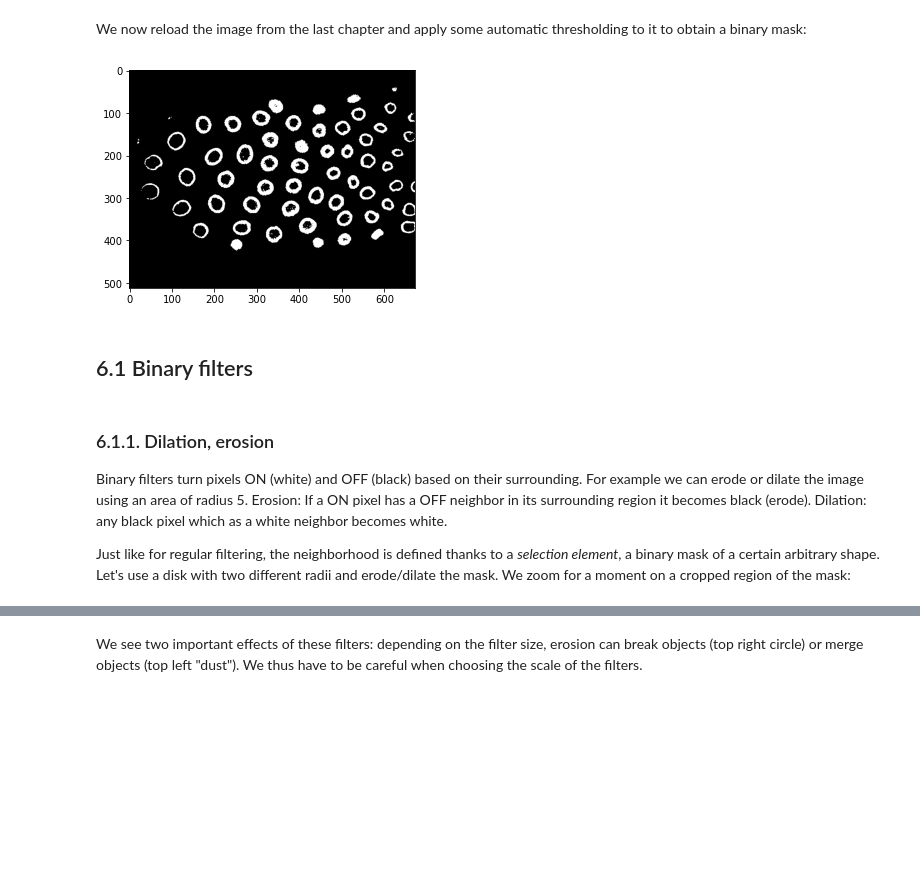
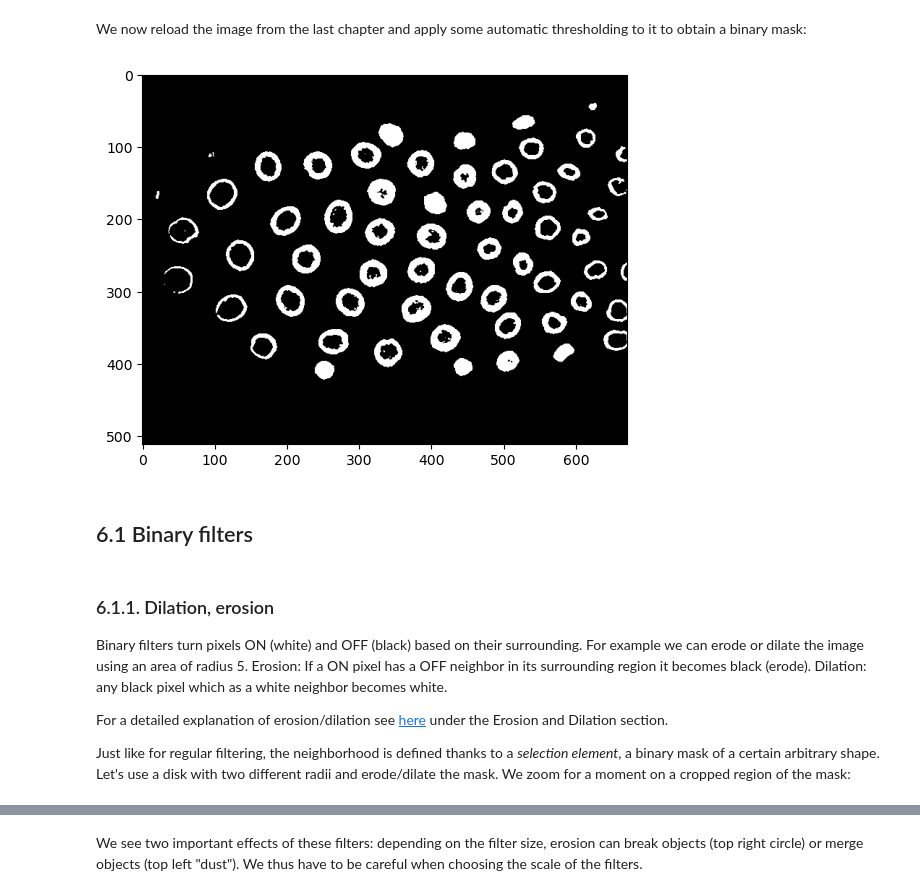
Before and after one commit to guiwitz/neubias_academy_biapy, a Jupyter notebook: 06-Binary_operations.ipynb, the cells around one changed output, grey strips where cells are left out. Drawn from its saved outputs; the diff is of its cells as text; code cells hidden in the pictures; blank space fills up the shorter version.

```diff
--- a/06-Binary_operations.ipynb
+++ b/06-Binary_operations.ipynb
@@ -24,17 +24,17 @@ cmap = random_cmap()
 # %% [markdown]
 We now reload the image from the last chapter and apply some automatic thresholding to it to obtain a binary mask:
 # %%
-# load image
+# Load image
 data = AICSImage('../Data/30567/30567.tif')
 image = data.get_image_data("YX", C=0, T=0, Z=3)
 
-# median filter + thresholding
-image = skimage.filters.median(image,selem=np.ones((2,2)))
+# Median filter + thresholding
+image = skimage.filters.median(image,footprint=np.ones((3,3)))
 image_otsu_threshold = skimage.filters.threshold_otsu(image)
 image_otsu = image > image_otsu_threshold
 plt.imshow(image_otsu);
 # %% [output]
-[figure, old version]
+[figure, new version]
 # %% [markdown]
 ## 6.1 Binary filters
 # %% [markdown]
@@ -42,6 +42,8 @@ plt.imshow(image_otsu);
 
 Binary filters turn pixels ON (white) and OFF (black) based on their surrounding. For example we can erode or dilate the image using an area of radius 5. Erosion: If a ON pixel has a OFF neighbor in its surrounding region it becomes black (erode). Dilation: any black pixel which as a white neighbor becomes white.
 
+For a detailed explanation of erosion/dilation see [here](https://realpython.com/image-processing-with-the-python-pillow-library/#image-segmentation-and-superimposition-an-example) under the Erosion and Dilation section.
+
 Just like for regular filtering, the neighborhood is defined thanks to a *selection element*, a binary mask of a certain arbitrary shape. Let's use a disk with two different radii and erode/dilate the mask. We zoom for a moment on a cropped region of the mask:
 # %%
 radius = 1
```
Also changed, not shown: parts of 24 cells of this notebook.
